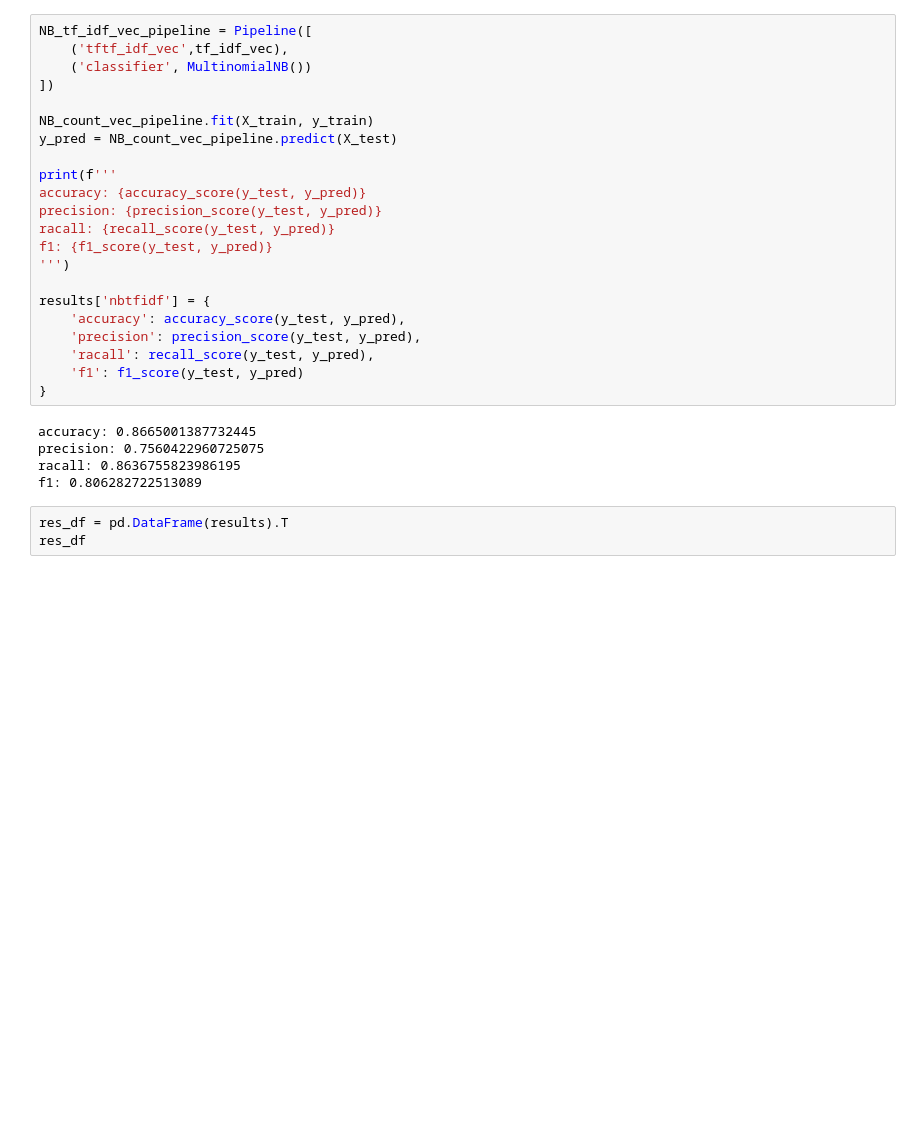
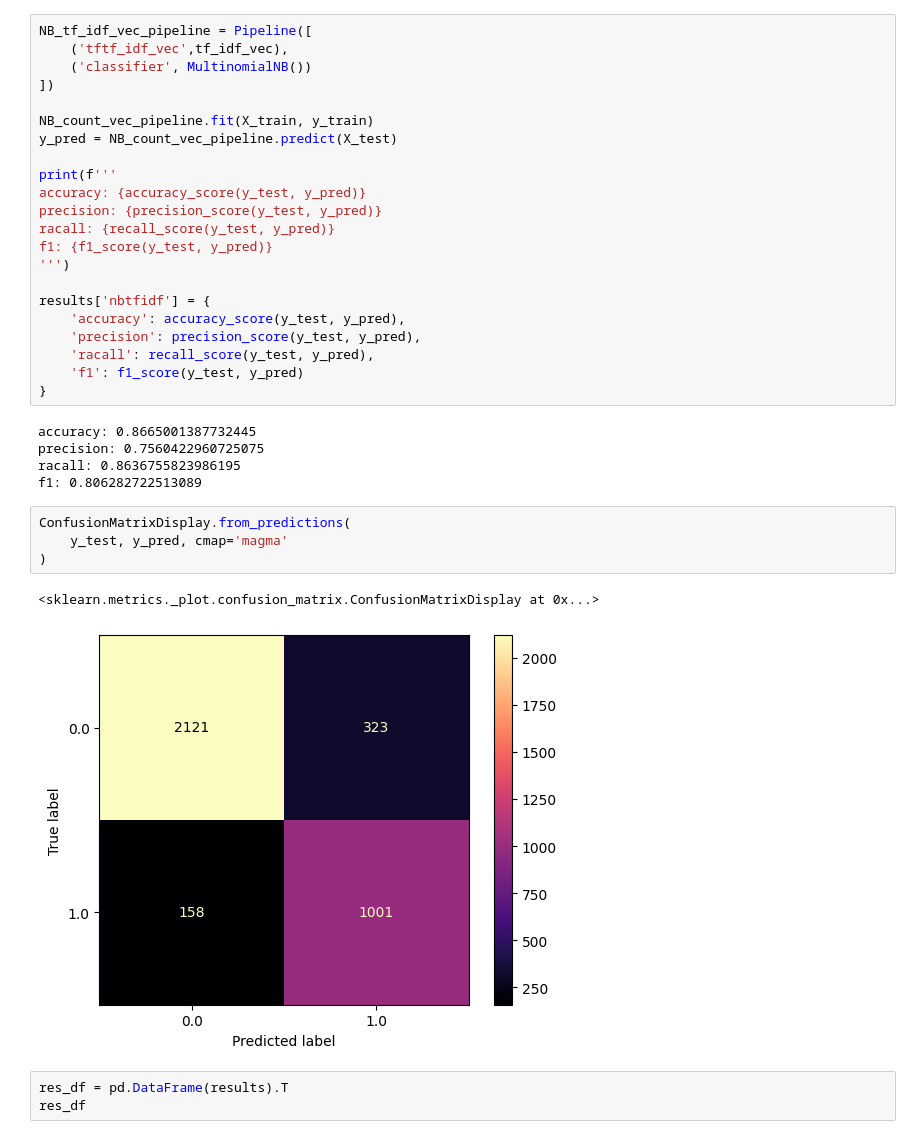
Before and after one commit to ilya-romanov-ig/russian-toxic-comments-classification, a Jupyter notebook: notebooks/02_baseline_models_and_tuning.ipynb, the cells around one changed output. Drawn from its saved outputs; the diff is of its cells as text; blank space fills up the shorter version.

```diff
--- a/notebooks/02_baseline_models_and_tuning.ipynb
+++ b/notebooks/02_baseline_models_and_tuning.ipynb
@@ -208,6 +230,13 @@ accuracy: 0.8665001387732445
 precision: 0.7560422960725075
 racall: 0.8636755823986195
 f1: 0.806282722513089
+# %%
+ConfusionMatrixDisplay.from_predictions(
+    y_test, y_pred, cmap='magma'
+)
+# %% [output]
+<sklearn.metrics._plot.confusion_matrix.ConfusionMatrixDisplay at 0x...>
+[figure, added]
 # %%
 res_df = pd.DataFrame(results).T
 res_df
```
Also changed, not shown: parts of 15 cells of this notebook, 5 other files.
